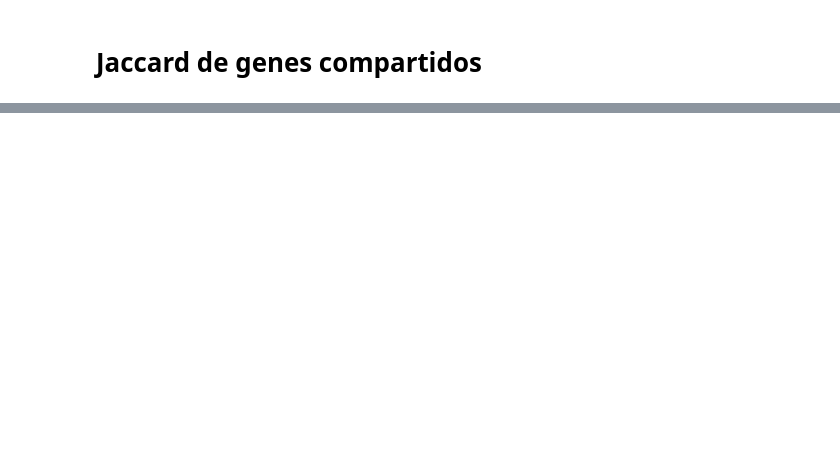
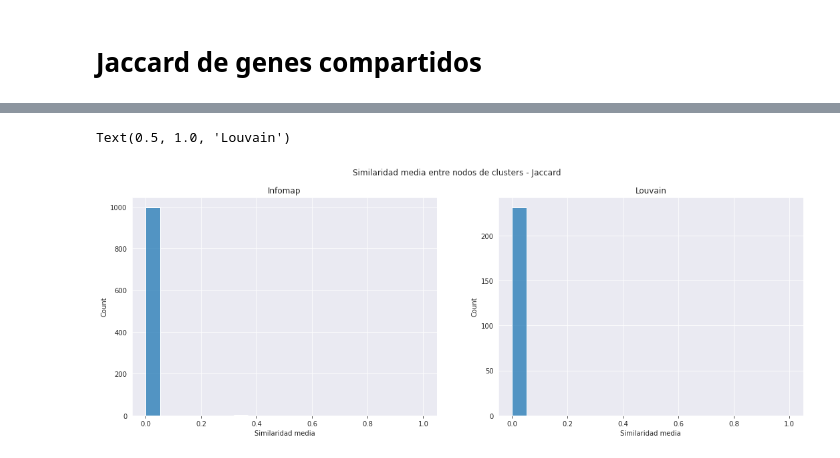
Before and after one commit to ingridheuer/gcnn_gdas, a Jupyter notebook: exploration/notebooks/network_analysis/jaccard_gene_metric.ipynb, the cells around one changed output, grey strips where cells are left out. Saved outputs shown, nothing was run; the diff lists cells and outputs as text; code cells hidden in the pictures; blank space fills up the shorter version.

Commit message:
similaridad jaccard genes por clusters

```diff
--- a/exploration/notebooks/network_analysis/jaccard_gene_metric.ipynb
+++ b/exploration/notebooks/network_analysis/jaccard_gene_metric.ipynb
@@ -86,0 +96,20 @@ for i,j in zip(indices[0],indices[1]):
+# %%
+sparse_jaccard = sparse.load_npz(reports_jaccard+"jaccard_sparse_matrix.npz")
+df_jaccard_sparse = pd.DataFrame.sparse.from_spmatrix(sparse_jaccard, index=nodos_enfermedad, columns=nodos_enfermedad)
+# %%
+graph_node_data = pd.read_csv(data_processed+"graph_data/grafo_alternativo_CG_nodos.csv")
+disease_attributes = pd.read_csv(data_interim+"grafo_alternativo_disease_attributes.csv")
+
+nodos_bert = graph_node_data.loc[graph_node_data.node_type == "bert_group",["node_index","node_id","node_name","node_source"]].copy()
+disease_attributes = pd.concat([disease_attributes,nodos_bert])
+
+enfermedades_en_dd = graph_node_data.loc[graph_node_data.degree_dd != 0, "node_index"].values
+disease_attributes = disease_attributes.set_index("node_index").loc[enfermedades_en_dd].reset_index()
+
+disease_attributes = pd.merge(graph_node_data[["node_index","comunidades_infomap","comunidades_louvain"]],disease_attributes,left_on="node_index",right_on="node_index",how="right")
+
+tamaños_louvain = disease_attributes.comunidades_louvain.value_counts()
+tamaños_infomap = disease_attributes.comunidades_infomap.value_counts()
+
+infomap_clusters = pd.DataFrame(tamaños_infomap).reset_index().rename(columns={"index":"comunidad","comunidades_infomap":"tamaño"}).astype({"comunidad":"int"})
+louvain_clusters = pd.DataFrame(tamaños_louvain).reset_index().rename(columns={"index":"comunidad","comunidades_louvain":"tamaño"}).astype({"comunidad":"int"})
@@ -86,0 +132,28 @@ for i,j in zip(indices[0],indices[1]):
+# %%
+def mean_similarity_triu(similarity_matrix, cluster, algoritmo):
+    nodos_cluster = disease_attributes[disease_attributes[algoritmo] == cluster].node_index.values
+    nodos_disponibles = list(set(nodos_cluster)&set(nodos_enfermedad))
+    cluster_matrix = similarity_matrix.loc[nodos_disponibles,nodos_disponibles].values
+    indices = np.triu_indices_from(cluster_matrix,1)
+    values = cluster_matrix[indices]
+    return round(np.mean(values), 2)
+# %%
+infomap_similarity = pd.Series({cluster:mean_similarity_triu(df_jaccard_sparse, cluster, "comunidades_infomap") for cluster in infomap_clusters.comunidad.values}, name="jaccard_mean_similarity")
+louvain_similarity = pd.Series({cluster:mean_similarity_triu(df_jaccard_sparse, cluster, "comunidades_louvain") for cluster in louvain_clusters.comunidad.values}, name="jaccard_mean_similarity")
+
+infomap_clusters = pd.merge(infomap_clusters,infomap_similarity, left_on="comunidad",right_index=True)
+louvain_clusters = pd.merge(louvain_clusters,louvain_similarity, left_on="comunidad",right_index=True)
+# %%
+fig, ax = plt.subplots(1,2,figsize=(18,6))
+fig.suptitle(f"Similaridad media entre nodos de clusters - Jaccard")
+
+sns.histplot(data=infomap_clusters["jaccard_mean_similarity"], ax=ax[0], bins=np.linspace(0,1,20))
+ax[0].set_xlabel("Similaridad media")
+ax[0].set_title("Infomap")
+
+sns.histplot(data=louvain_clusters["jaccard_mean_similarity"], ax=ax[1],bins=np.linspace(0,1,20))
+ax[1].set_xlabel("Similaridad media")
+ax[1].set_title("Louvain")
+# %% [output]
+Text(0.5, 1.0, 'Louvain')
+[figure, added]
```
Also changed, not shown: parts of 12 cells of this notebook.
